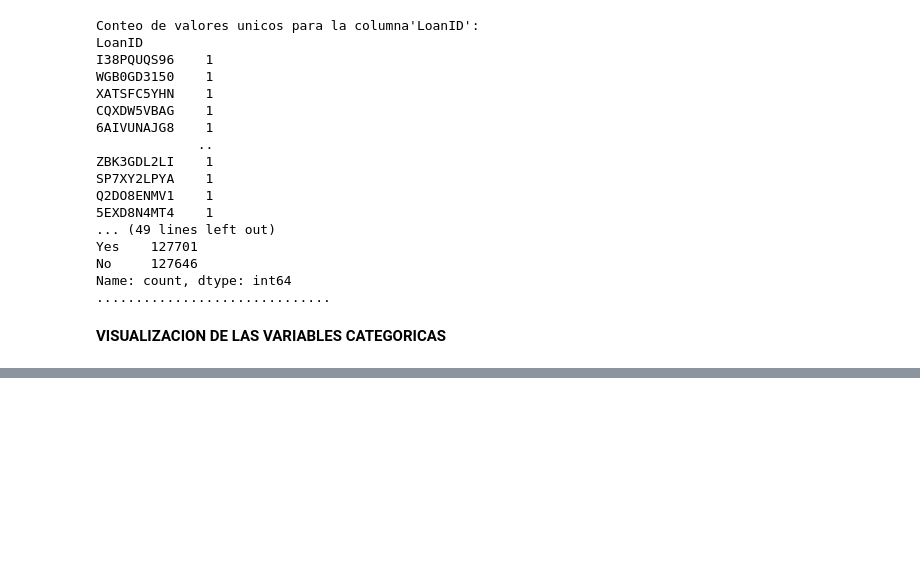
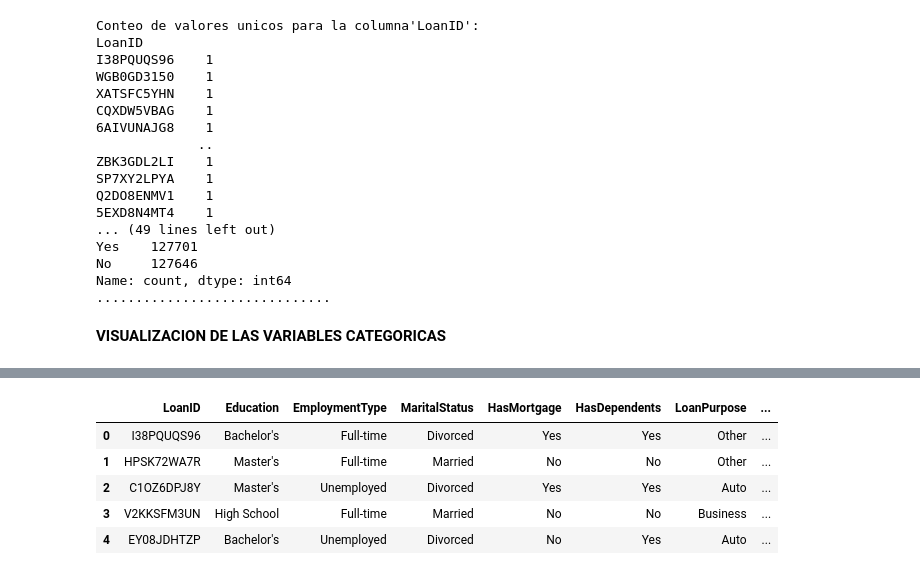
Before and after one commit to alexdaniel-23/Loan-Default-Prediction-Dataset, a Jupyter notebook: morosidad_prestamos.ipynb, the cells around one changed output, grey strips where cells are left out. Cells and saved outputs as stored; diff of their text form; code cells hidden in the pictures; blank space fills up the shorter version.

```diff
--- a/morosidad_prestamos.ipynb
+++ b/morosidad_prestamos.ipynb
@@ -180,0 +163,9 @@ KeyboardInterrupt:
+# %%
+cat_columns.head()
+# %% [output]
+|  | LoanID | Education | EmploymentType | MaritalStatus | HasMortgage | HasDependents | LoanPurpose | ... |
+| 0 | I38PQUQS96 | Bachelor's | Full-time | Divorced | Yes | Yes | Other | ... |
+| 1 | HPSK72WA7R | Master's | Full-time | Married | No | No | Other | ... |
+| 2 | C1OZ6DPJ8Y | Master's | Unemployed | Divorced | Yes | Yes | Auto | ... |
+| 3 | V2KKSFM3UN | High School | Full-time | Married | No | No | Business | ... |
+| 4 | EY08JDHTZP | Bachelor's | Unemployed | Divorced | No | Yes | Auto | ... |
```
Also changed, not shown: parts of 7 cells of this notebook.
